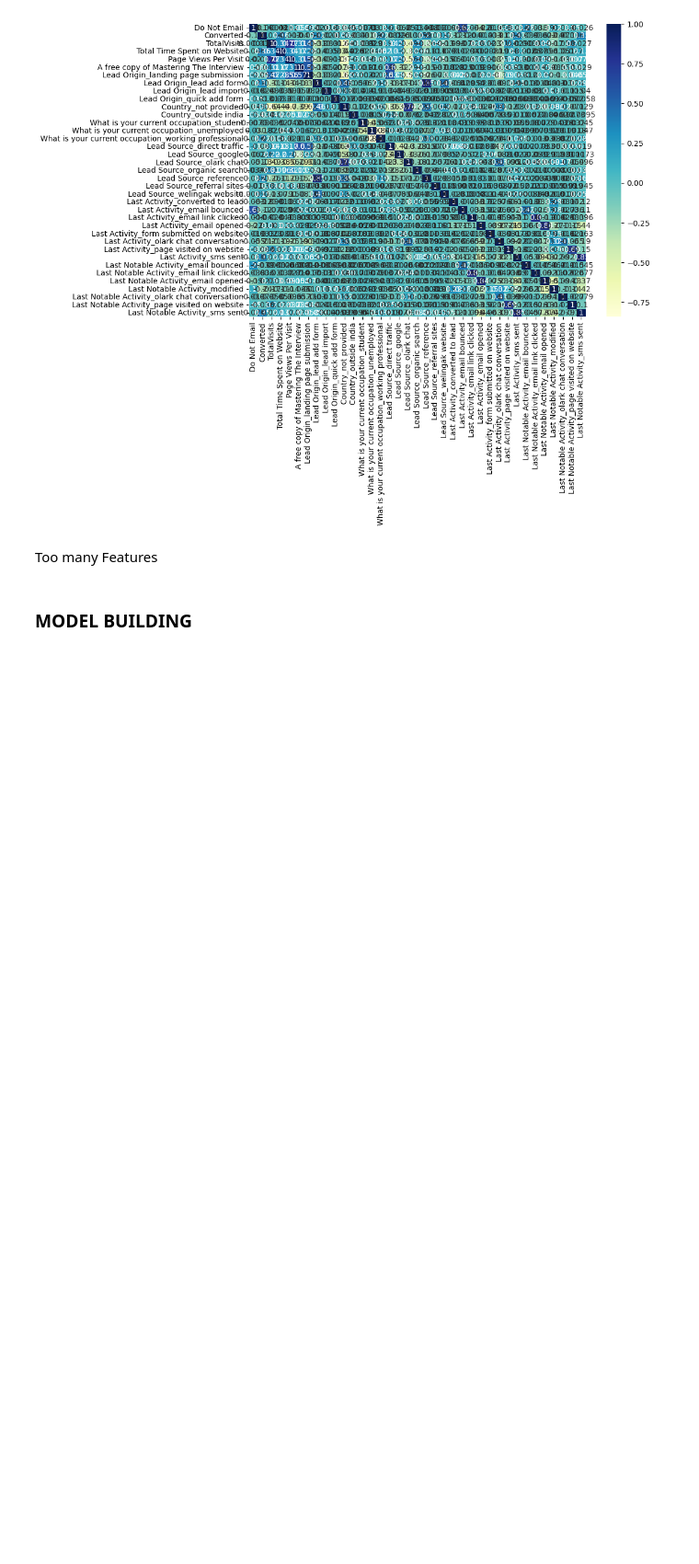
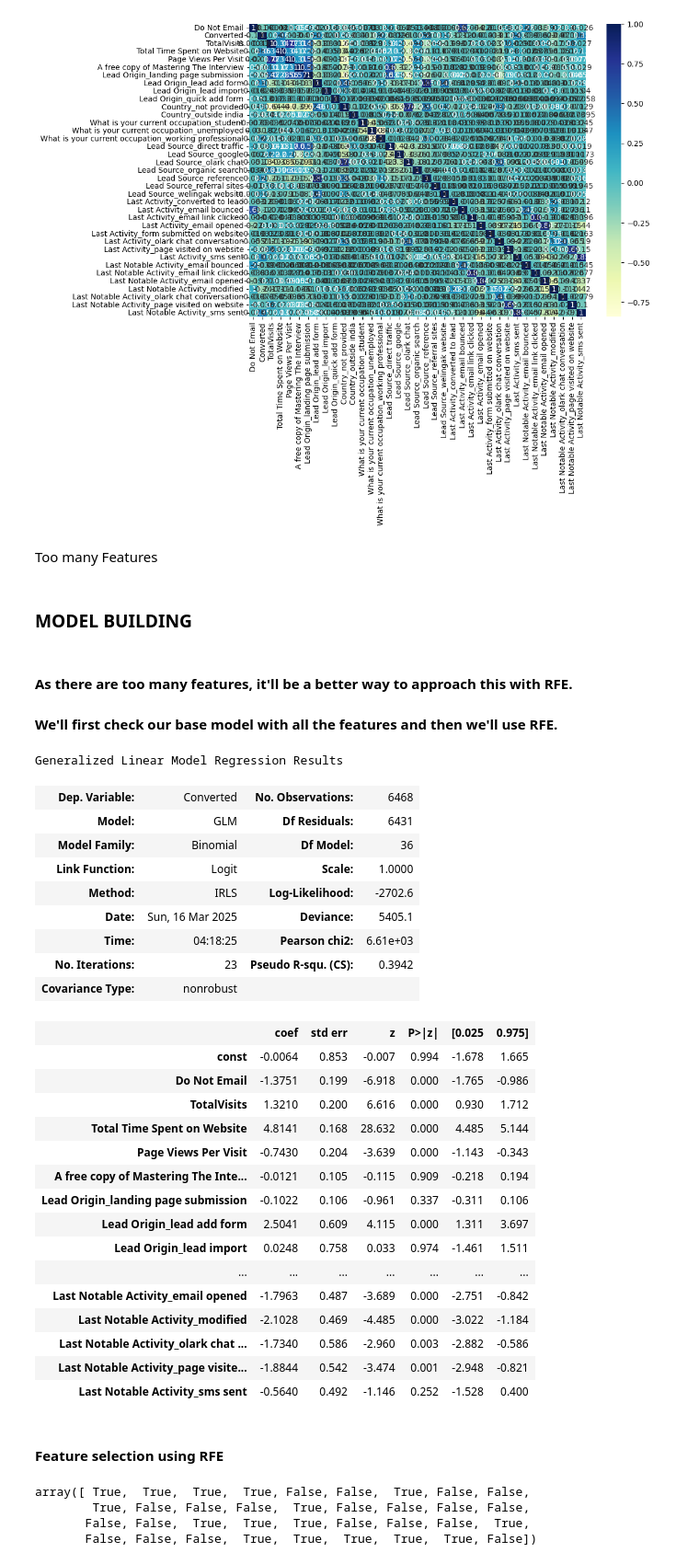
Before and after one commit to D-skywalkerr/Case_study-Leads_scoring, a Jupyter notebook: Leads_scoring.ipynb, the cells around one changed output. Shown at 92% size. Drawn from its saved outputs; the diff is of its cells as text; code cells hidden in the pictures; blank space fills up the shorter version.

Commit message:
Model Building1

```diff
--- a/Leads_scoring.ipynb
+++ b/Leads_scoring.ipynb
@@ -1240,3 +1241,39 @@ plt.show()
 Too many Features
 # %% [markdown]
 ### MODEL BUILDING
+# %% [markdown]
+#### As there are too many features, it'll be a better way to approach this with RFE.
+#### We'll first check our base model with all the features and then we'll use RFE.
+# %%
+ # Logistic regression model
+lgm1 = sm.GLM(y_train,(sm.add_constant(X_train)), family = sm.families.Binomial())
+lgm1.fit().summary()
+# %% [output]
+Generalized Linear Model Regression Results
+| Dep. Variable: | Converted | No. Observations: | 6468 |
+| Model: | GLM | Df Residuals: | 6431 |
+| Model Family: | Binomial | Df Model: | 36 |
+| Link Function: | Logit | Scale: | 1.0000 |
+| Method: | IRLS | Log-Likelihood: | -2702.6 |
+| Date: | Sun, 16 Mar 2025 | Deviance: | 5405.1 |
+| Time: | 04:18:25 | Pearson chi2: | 6.61e+03 |
+| No. Iterations: | 23 | Pseudo R-squ. (CS): | 0.3942 |
+| Covariance Type: | nonrobust |  |  |
+|  | coef | std err | z | P>|z| | [0.025 | 0.975] |
+| const | -0.0064 | 0.853 | -0.007 | 0.994 | -1.678 | 1.665 |
+| Do Not Email | -1.3751 | 0.199 | -6.918 | 0.000 | -1.765 | -0.986 |
+| TotalVisits | 1.3210 | 0.200 | 6.616 | 0.000 | 0.930 | 1.712 |
+| Total Time Spent on Website | 4.8141 | 0.168 | 28.632 | 0.000 | 4.485 | 5.144 |
+| Page Views Per Visit | -0.7430 | 0.204 | -3.639 | 0.000 | -1.143 | -0.343 |
+| A free copy of Mastering The Inte... | -0.0121 | 0.105 | -0.115 | 0.909 | -0.218 | 0.194 |
+| Lead Origin_landing page submission | -0.1022 | 0.106 | -0.961 | 0.337 | -0.311 | 0.106 |
+| Lead Origin_lead add form | 2.5041 | 0.609 | 4.115 | 0.000 | 1.311 | 3.697 |
+| Lead Origin_lead import | 0.0248 | 0.758 | 0.033 | 0.974 | -1.461 | 1.511 |
+| ... | ... | ... | ... | ... | ... | ... |
+| Last Notable Activity_email opened | -1.7963 | 0.487 | -3.689 | 0.000 | -2.751 | -0.842 |
+| Last Notable Activity_modified | -2.1028 | 0.469 | -4.485 | 0.000 | -3.022 | -1.184 |
+| Last Notable Activity_olark chat ... | -1.7340 | 0.586 | -2.960 | 0.003 | -2.882 | -0.586 |
+| Last Notable Activity_page visite... | -1.8844 | 0.542 | -3.474 | 0.001 | -2.948 | -0.821 |
+| Last Notable Activity_sms sent | -0.5640 | 0.492 | -1.146 | 0.252 | -1.528 | 0.400 |
+# %% [markdown]
+#### Feature selection using RFE
@@ -1242,0 +1287,7 @@ Too many Features
+# %%
+rfe.support_
+# %% [output]
+array([ True,  True,  True,  True, False, False,  True, False, False,
+        True, False, False, False,  True, False, False, False, False,
+       False, False,  True,  True,  True, False, False, False,  True,
+       False, False, False,  True,  True,  True,  True,  True, False])
```
Also changed, not shown: parts of 7 cells of this notebook.
